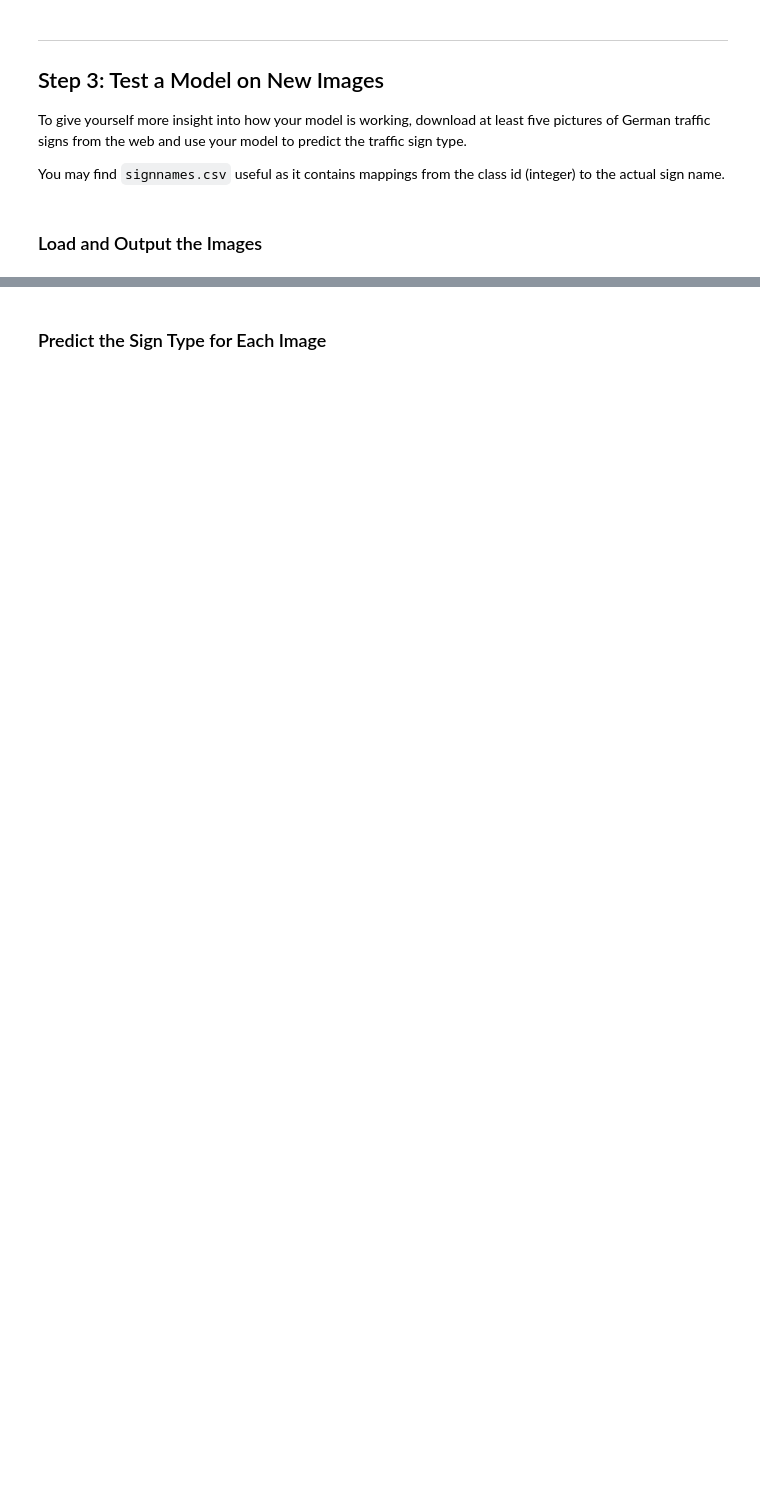
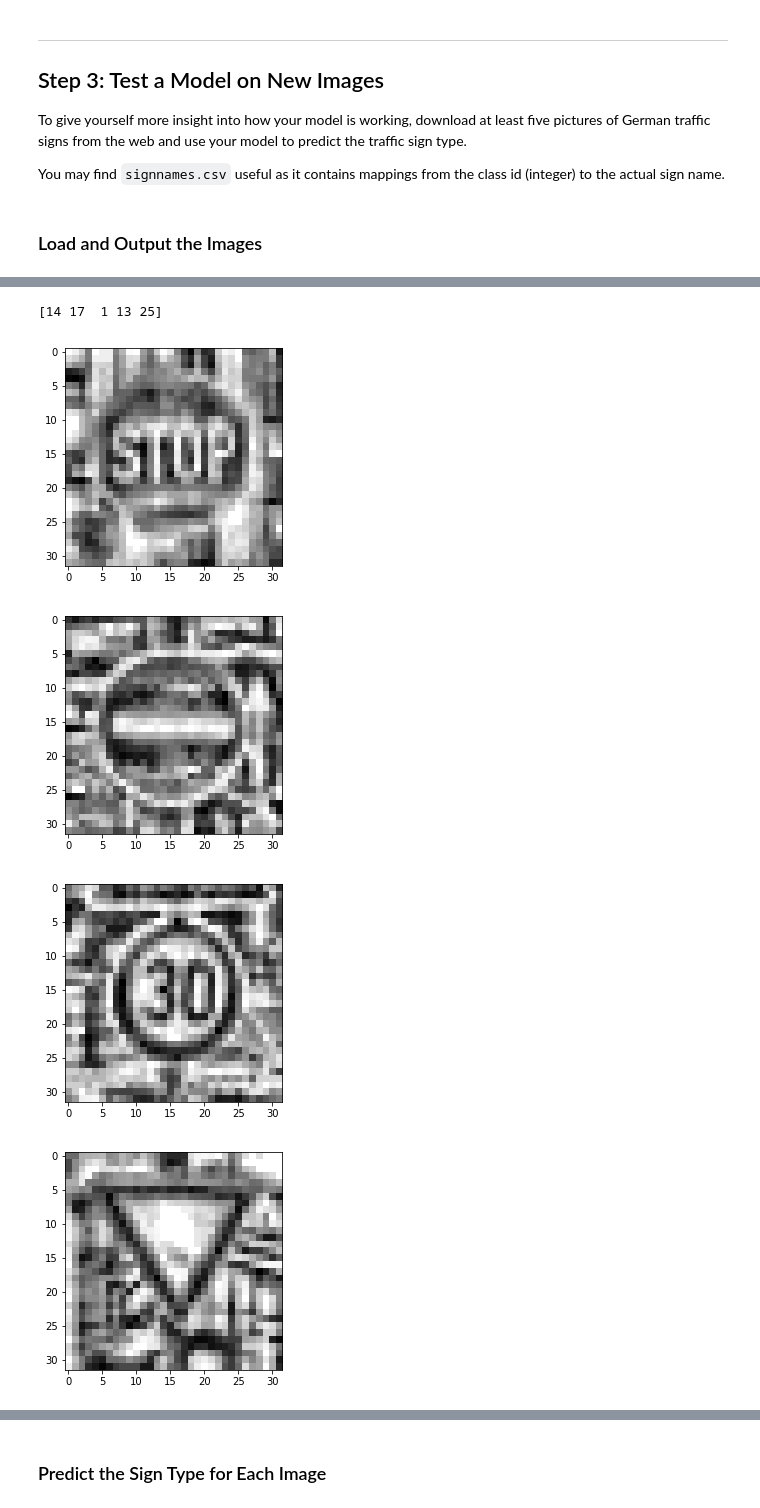
Before and after one commit to chengshy/CarND-Traffic-Sign-Classifier-Project, a Jupyter notebook: Traffic_Sign_Classifier.ipynb, the cells around one changed output, grey strips where cells are left out. Cells and saved outputs as stored; diff of their text form; code cells hidden in the pictures; blank space fills up the shorter version.

```diff
--- a/Traffic_Sign_Classifier.ipynb
+++ b/Traffic_Sign_Classifier.ipynb
@@ -638,0 +641,11 @@ uint8
+# %%
+for image in X_web:
+    plt.figure()
+    plt.imshow(image.squeeze(), cmap='gray')
+print(y_web[:5])
+# %% [output]
+[14 17  1 13 25]
+[figure, added]
+[figure, added]
+[figure, added]
+[figure, added]
```
Also changed, not shown: parts of 12 cells of this notebook, 12 other files.
